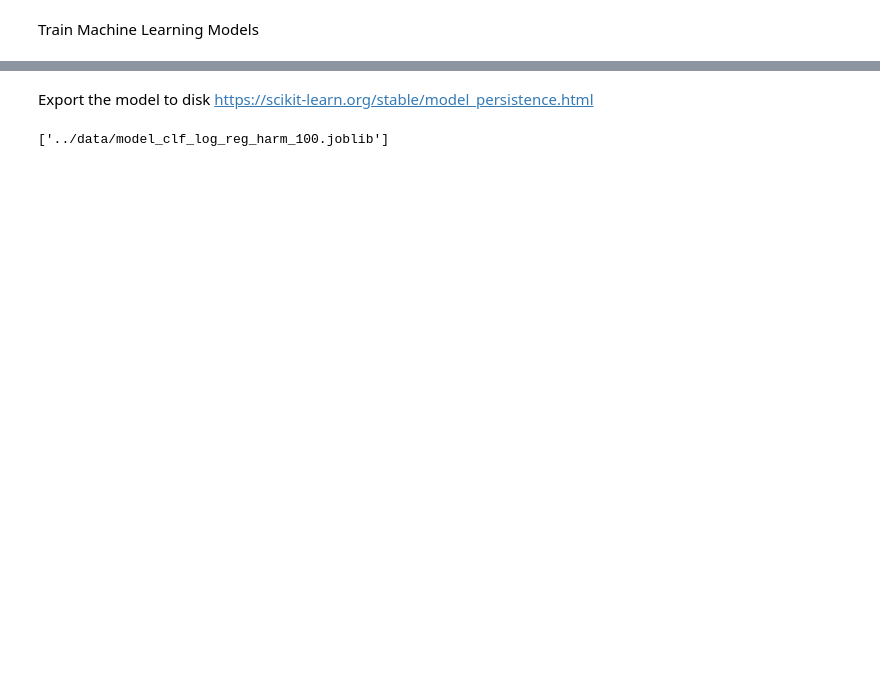
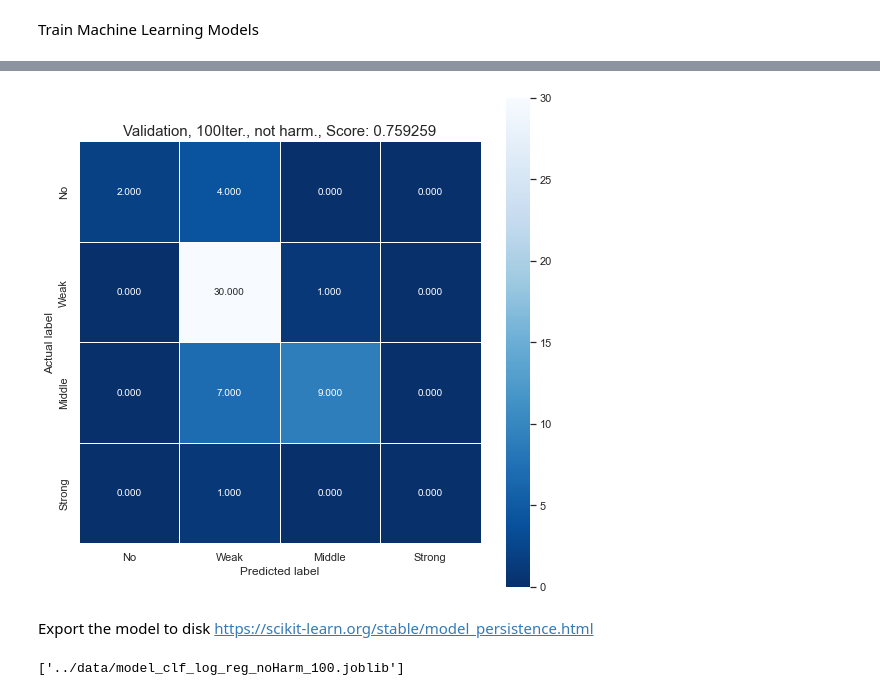
Before and after one commit to jonasbuechi/moentschele_project, a Jupyter notebook: scripts/modeling.ipynb, the cells around one changed output, grey strips where cells are left out. Cells and saved outputs as stored; diff of their text form; code cells hidden in the pictures; blank space fills up the shorter version.

```diff
--- a/scripts/modeling.ipynb
+++ b/scripts/modeling.ipynb
@@ -46,7 +58,7 @@ label_df["wind_force_num"] = np.where(label_df["wind_force"] == "n", 0,
 training_data = []
 
 #Set True to harmonize amount of pictures per label (multiply pictures and labels)
-harmonize = True
+harmonize = False
 # Get count per label value and calculate factors for harmonizing amounts
 label_value_counts = label_df["wind_force_num"].value_counts()
 
@@ -205,3 +257,20 @@ plt.plot(wind_force_class_names, y_test_pred_p[idx])
+# %%
+# Plot confusion matrix
+cm = cm_test
+score = score_test
+data_type = "Validation"
+if harmonize:
+  harm = 'harmonized'
+else:
+  harm = 'not harm.'
+plt.figure(figsize=(9,9))
+sns.heatmap(cm, xticklabels = wind_force_class_names_short, yticklabels = wind_force_class_names_short, annot=True, fmt=".3f", linewidths=.5, square = True, cmap = 'Blues_r');
+plt.ylabel('Actual label');
+plt.xlabel('Predicted label');
+all_sample_title = data_type + ', ' + str(iterations) + 'Iter., ' + harm + ', ' + 'Score: {:2f}'.format(score)
+plt.title(all_sample_title, size = 15);
+# %% [output]
+[figure, added]
 # %% [markdown]
 Export the model to disk
 https://scikit-learn.org/stable/model_persistence.html
@@ -214,4 +283,4 @@ else:
   clf_filename = "model_clf_log_reg_noHarm_" + str(iterations) + ".joblib"
 dump(clf, DATADIR+clf_filename)
 # %% [output]
-['../data/model_clf_log_reg_harm_100.joblib']
+['../data/model_clf_log_reg_noHarm_100.joblib']
```
Also changed, not shown: parts of 14 cells of this notebook, 1 other file.
